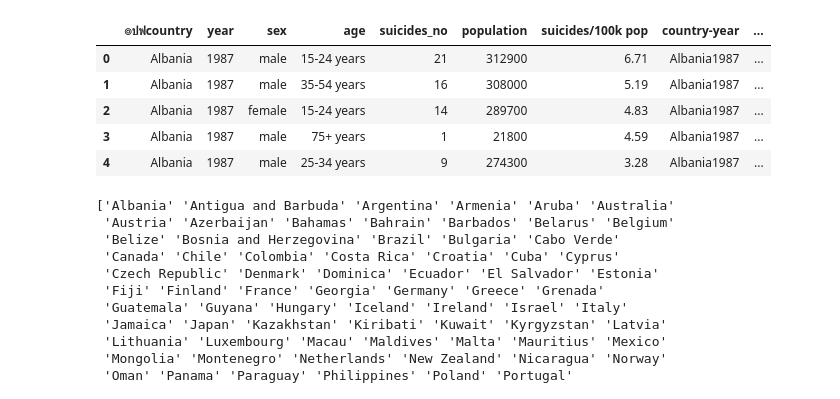
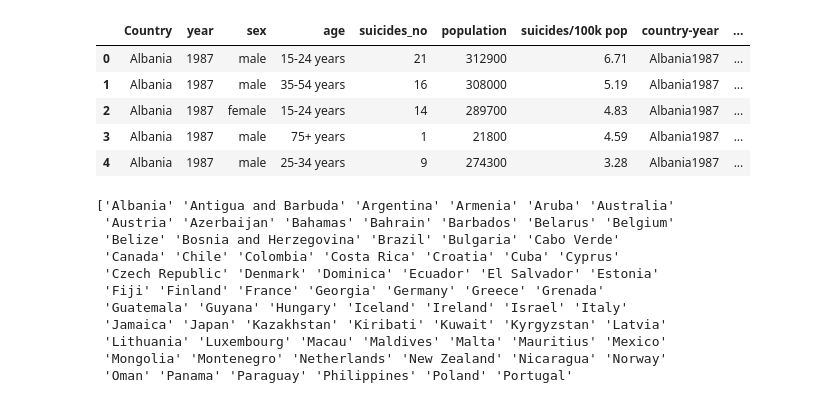
Before and after one commit to yukimura-ixa/ProjectPSIT, a Jupyter notebook: project.ipynb, the cells around one changed output. Saved outputs shown, nothing was run; the diff lists cells and outputs as text; code cells hidden in the pictures.

```diff
--- a/project.ipynb
+++ b/project.ipynb
@@ -13,9 +20,9 @@ import seaborn as sns
 # %%
-data = pd.read_csv('https://raw.githubusercontent.com/artist0123/ProjectPSIT/main/master.csv', engine = 'python', sep = ',')
+dataset = pd.read_csv('https://raw.githubusercontent.com/artist0123/ProjectPSIT/main/master.csv', engine = 'python', sep = ',')
 # %%
-data.head()
+dataset.head()
 # %% [output]
-|  | ๏ปฟcountry | year | sex | age | suicides_no | population | suicides/100k pop | country-year | ... |
+|  | Country | year | sex | age | suicides_no | population | suicides/100k pop | country-year | ... |
 | 0 | Albania | 1987 | male | 15-24 years | 21 | 312900 | 6.71 | Albania1987 | ... |
 | 1 | Albania | 1987 | male | 35-54 years | 16 | 308000 | 5.19 | Albania1987 | ... |
 | 2 | Albania | 1987 | female | 15-24 years | 14 | 289700 | 4.83 | Albania1987 | ... |
```
Also changed, not shown: parts of 14 cells of this notebook, 2 other files.
